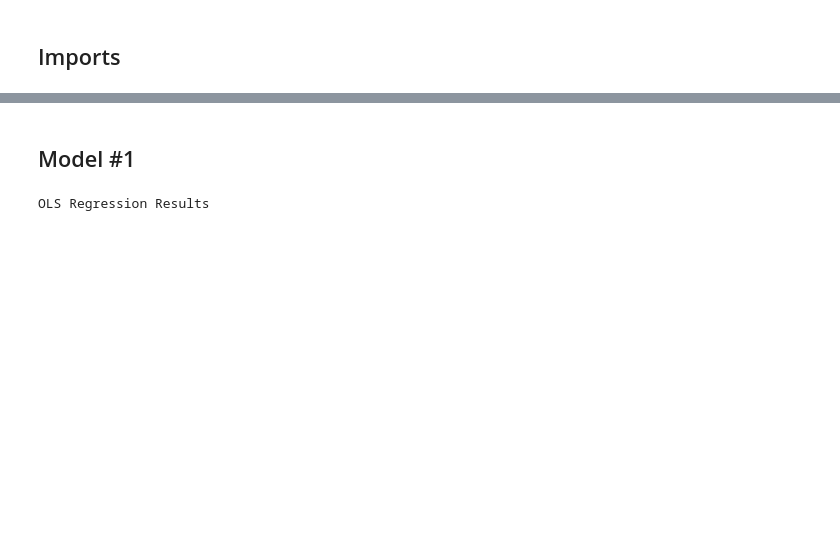
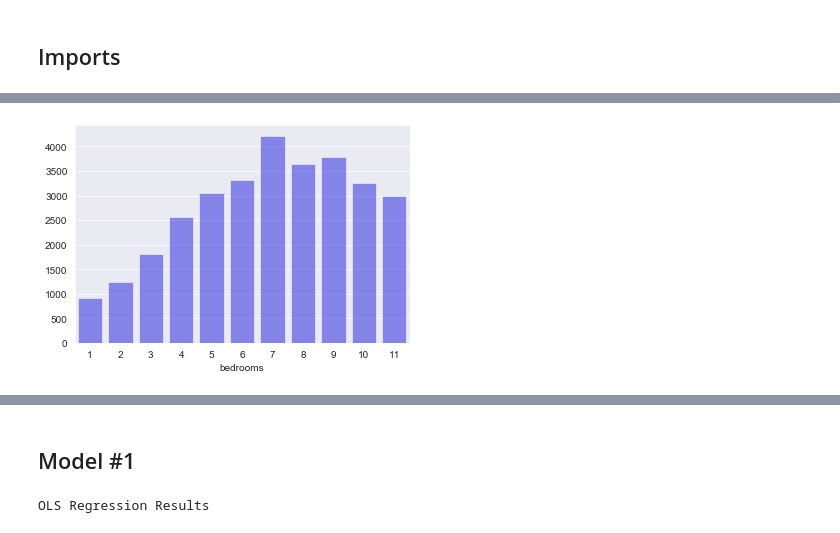
Before and after one commit to griffinhundley/predicting-housing-prices, a Jupyter notebook: griffscratch.ipynb, the cells around one changed output, grey strips where cells are left out. Cells and saved outputs as stored; diff of their text form; code cells hidden in the pictures; blank space fills up the shorter version.

```diff
--- a/griffscratch.ipynb
+++ b/griffscratch.ipynb
@@ -28,0 +58,7 @@ y_test = df[3]
+# %%
+df = pd.concat([X_train, y_train], axis = 1)
+bedrooms_grouped = df.groupby(df['bedrooms'])['sqft_living'].mean()
+bedrooms_grouped.index
+sns.barplot(x = bedrooms_grouped.index, y = bedrooms_grouped.values, color = 'b', alpha = .5);
+# %% [output]
+[figure, added]
```
Also changed, not shown: parts of 21 cells of this notebook, 1 other file.
